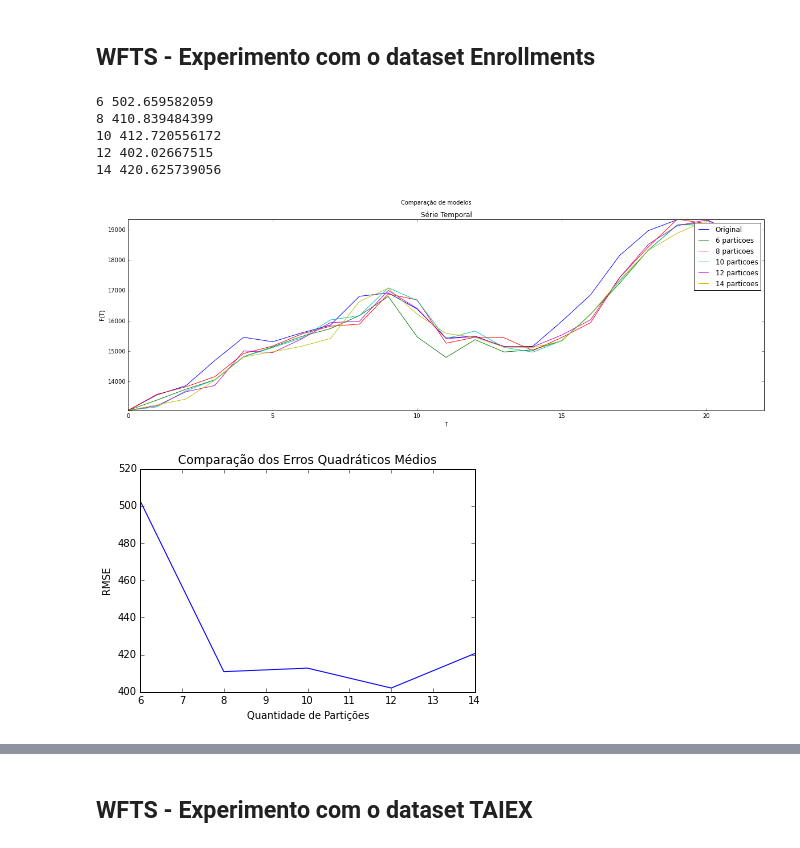
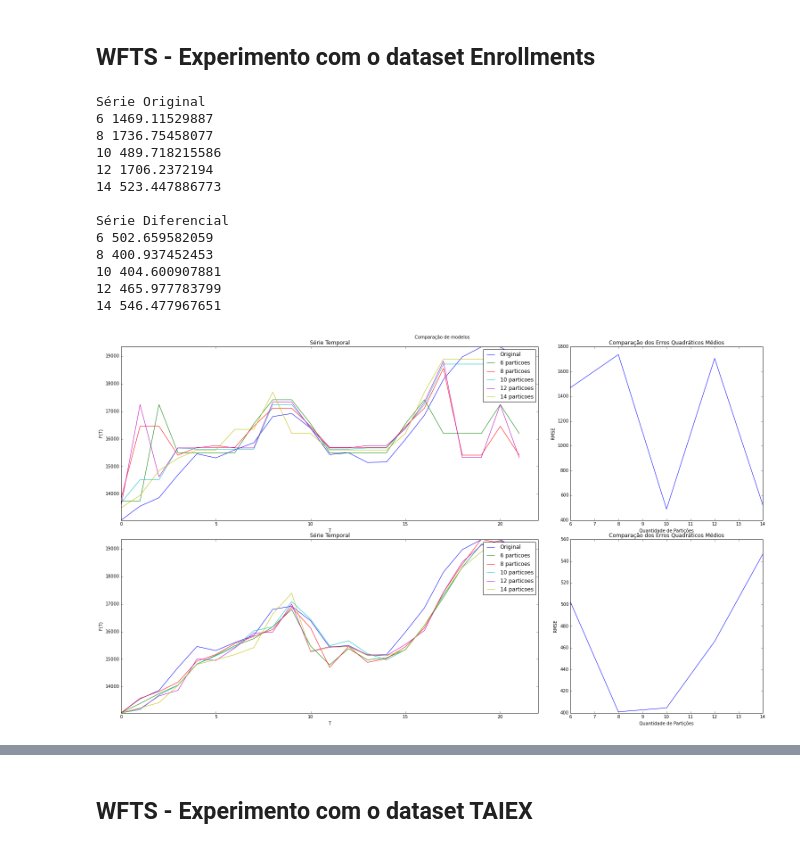
Before and after one commit to petroniocandido/FuzzyTimeSeries, a Jupyter notebook: FTS.ipynb, the cells around one changed output, grey strips where cells are left out. Drawn from its saved outputs; the diff is of its cells as text; code cells hidden in the pictures.

```diff
--- a/FTS.ipynb
+++ b/FTS.ipynb
@@ -540,15 +550,22 @@ class WeightedFTS(FTS):
 # %% [markdown]
 ## WFTS - Experimento com o dataset Enrollments
 # %%
-wfts1 = DiffSelecaoSimples_MenorRMSE(enrollments,[6,8,10,12,14], WeightedFTS)
+wfts1,wfts1p,wftsd1,wftsd1p = SelecaoSimples_MenorRMSE(enrollments,[6,8,10,12,14], WeightedFTS)
 # %% [output]
+Série Original
+6 1469.11529887
+8 1736.75458077
+10 489.718215586
+12 1706.2372194
+14 523.447886773
+
+Série Diferencial
 6 502.659582059
-8 410.839484399
-10 412.720556172
-12 402.02667515
-14 420.625739056
+8 400.937452453
+10 404.600907881
+12 465.977783799
+14 546.477967651
-[figure, old version]
+[figure, new version]
-[figure, removed]
 # %%
 print(wfts1)
 # %% [output]
```
Also changed, not shown: parts of 44 cells of this notebook, 1 other file.
